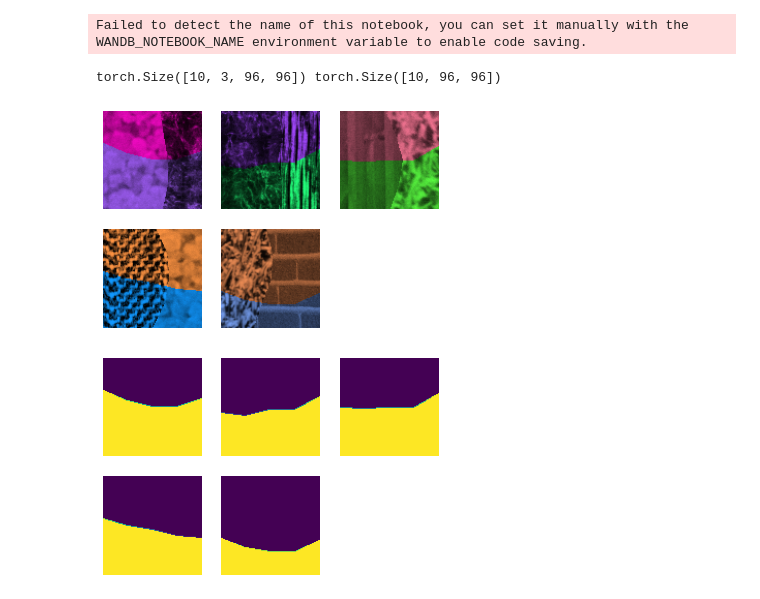
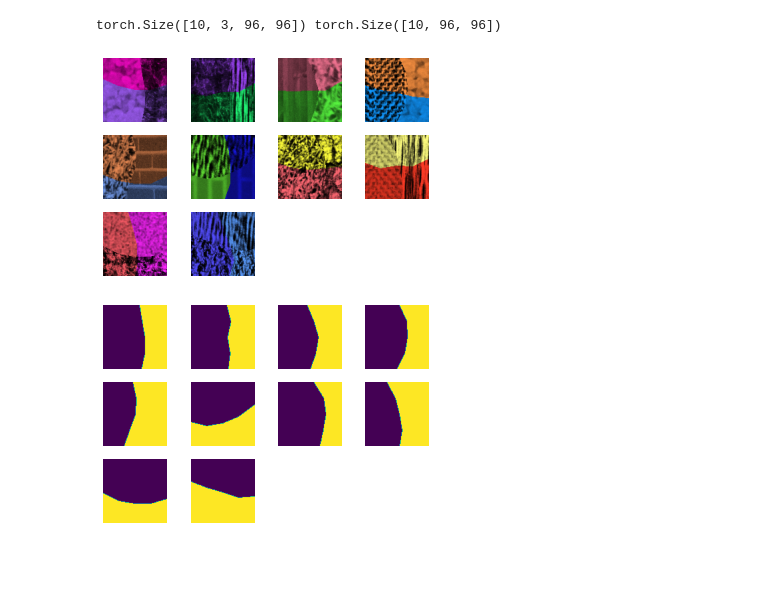
Before and after one commit to garthwales/DDN-NC, a Jupyter notebook: apps/nc-2/verify.ipynb, the cells around one changed output. Drawn from its saved outputs; the diff is of its cells as text; code cells hidden in the pictures; blank space fills up the shorter version.

```diff
--- a/apps/nc-2/verify.ipynb
+++ b/apps/nc-2/verify.ipynb
@@ -19,8 +19,8 @@ from utils.utils import load_images_from_directory, plot_images
 args = dict(
         batch=10,
         dir_img = 'data/samples/img/',
-        dir_mask = 'data/samples/col/',
-        out_type = 'col',
+        dir_mask = 'data/samples/tex/',
+        out_type = 'tex',
         grayscale=False,
 
         gpu=0,
@@ -42,8 +42,6 @@ args = dict(
 experiment = wandb.init(project='DDN-NC', config=args, mode='disabled', allow_val_change=True)
     # disabled and allow val changes... otherwise enable and use sweep to set different params
 args = wandb.config
-# %% [output]
-Failed to detect the name of this notebook, you can set it manually with the WANDB_NOTEBOOK_NAME environment variable to enable code saving.
 # %%
 X_input = load_images_from_directory(args.dir_img, num=args.batch, size=args.size, gray=args.grayscale)
 Q_true_col = load_images_from_directory('data/samples/col/', num=args.batch, size=args.size, gray=True)
@@ -65,12 +63,12 @@ print(f'{X_input.shape} {Q_true_col.shape}')
 torch.Size([10, 3, 96, 96]) torch.Size([10, 96, 96])
 # %%
 for images, true_masks in train_loader:
-    plot_images(images[:5])
-    plot_images(true_masks[:5])
+    plot_images(images)
+    plot_images(true_masks)
     break
 # %% [output]
-[figure, old version]
+[figure, new version]
-[figure, old version]
+[figure, new version]
 # %%
 plot_images(X_input[:12].permute(0,2,3,1))
 plot_images(Q_true_col[:12])
```
Also changed, not shown: parts of 1 cell of this notebook, 1 other file.
